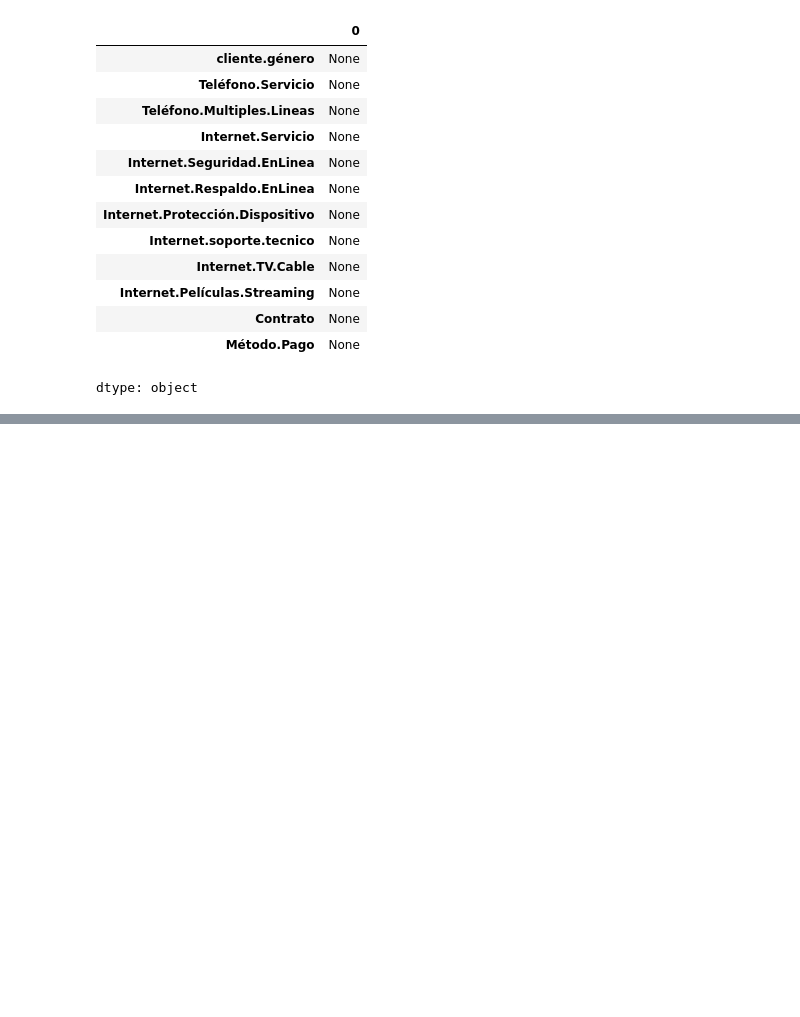
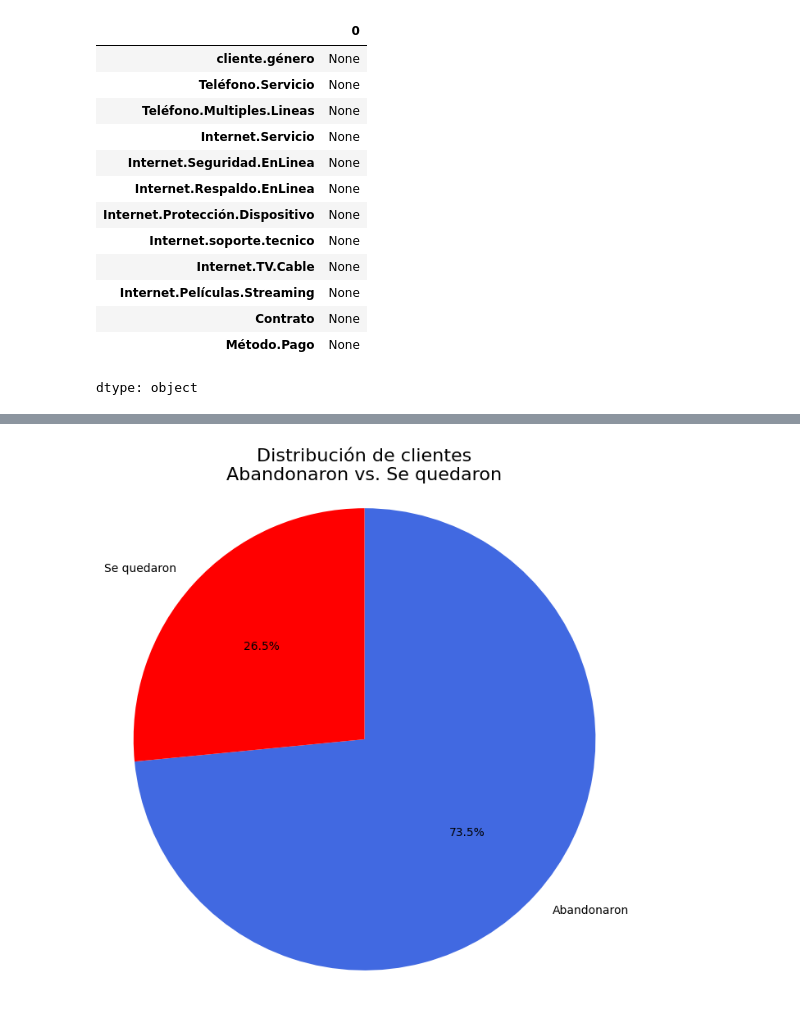
Before and after one commit to Lexx4nder/challenge2-data-science-LATAM, a Jupyter notebook: Challenge_2_Data_Science_|_TELECOM_X.ipynb, the cells around one changed output, grey strips where cells are left out. Cells and saved outputs as stored; diff of their text form; code cells hidden in the pictures; blank space fills up the shorter version.

```diff
--- a/Challenge_2_Data_Science_|_TELECOM_X.ipynb
+++ b/Challenge_2_Data_Science_|_TELECOM_X.ipynb
@@ -452,0 +597,3 @@ display(clientes_abandono.head())
+# %%
+#Ordenar los valores, conteo
+churn_conteo = datos['cliente.Abandono'].value_counts()
@@ -452,0 +606,21 @@ display(clientes_abandono.head())
+# %%
+plt.figure(figsize=(8,8))
+plt.pie(
+    churn_conteo.values,
+    labels=['Abandonaron', 'Se quedaron'],
+    colors=['royalblue','red'],
+
+    autopct='%1.1f%%',
+    startangle=90,
+    counterclock=False,
+
+)
+plt.title('Distribución de clientes\nAbandonaron vs. Se quedaron', fontsize=16)
+plt.axis('equal')
+plt.show()
+
+# Grafica circular por porcentajes unicamente en relación a los clientes que
+# abandonaron su relacion con la empresa y los que se quedaron y aún la
+# mantienen
+# %% [output]
+[figure, added]
```
Also changed, not shown: parts of 24 cells of this notebook.
